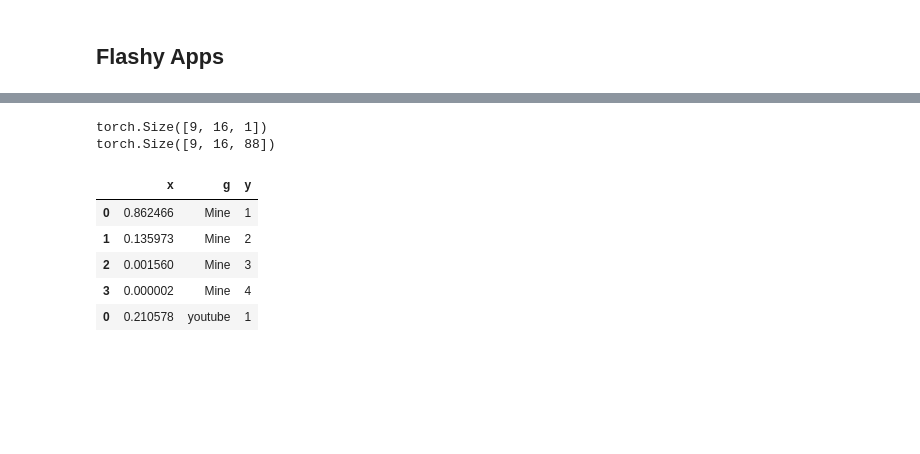
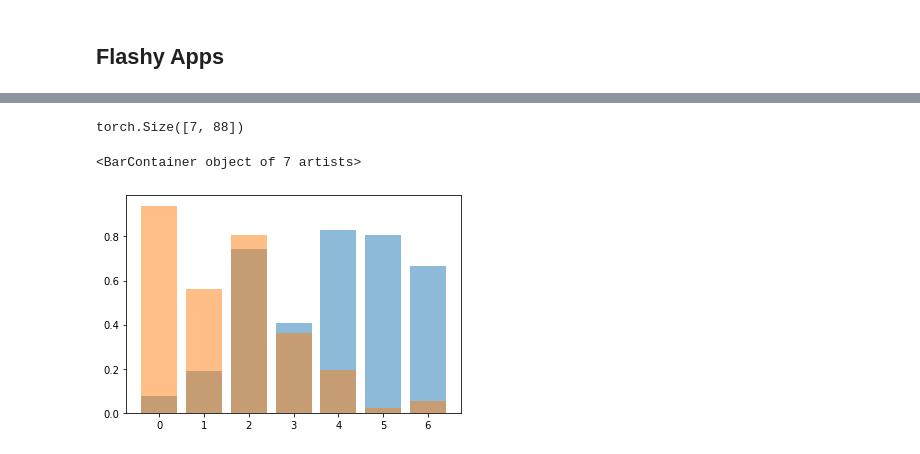
Before and after one commit to vshah99/prob_seq_queries_nnproject, a Jupyter notebook: notebooks/flashy_queries.ipynb, the cells around one changed output, grey strips where cells are left out. Saved outputs shown, nothing was run; the diff lists cells and outputs as text; code cells hidden in the pictures; blank space fills up the shorter version.

```diff
--- a/notebooks/flashy_queries.ipynb
+++ b/notebooks/flashy_queries.ipynb
@@ -112,8 +125,13 @@ g.despine(bottom=True, left=True)
 # %% [markdown]
 ## Flashy Apps
 # %%
-path = "../data/flashy/flashy_apps/val_dl/val-dl_flashy_apps_flashy_10000mc.pkl"
+path = "../data/flashy/flashy_apps/val_dl/num_val-dl_flashy_apps_flashy_10000mc.pkl"
 data = read_pkl(path)
+
+a_den = "../data/flashy/flashy_apps/val_dl/a_den_val-dl_flashy_apps_flashy_10000mc.pkl"
+a_den = read_pkl(a_den)['intermediate_query_probs'].sum(dim=1)
+b_den = "../data/flashy/flashy_apps/val_dl/b_den_val-dl_flashy_apps_flashy_10000mc.pkl"
+b_den = read_pkl(b_den)['intermediate_query_probs'].sum(dim=1)
 # %%
 # print(data['intermediate_query_probs'].shape)
 # data = torch.LongTensor(samples).unsqueeze(-1)
@@ -123,34 +174,23 @@ data = read_pkl(path)
+# %%
+social_media = data['metadata']['text_dict']['social_media']
+comms = data['metadata']['text_dict']['comms']
 # %%
-samples = [45,85,47,31,8,65,67,9,57]
-lst = ['Mine','youtube','netflix','hulu','calculator','settings','snapchat','calendar','reddit']
-left = torch.gather(data['intermediate_query_probs'],-1,
-                    torch.LongTensor(samples).unsqueeze(-1).expand(9,16).unsqueeze(-1))
-print(left.shape)
-print(data['intermediate_query_probs'].shape)
-tots = data['intermediate_query_probs'].sum(dim=-1) - left.squeeze()
+# samples = [45,85,47,31,8,65,67,9,57]
+# lst = ['Mine','youtube','netflix','hulu','calculator','settings','snapchat','calendar','reddit']
+# a_b = torch.gather(iqp,-1,
+#                     torch.LongTensor(social_media).unsqueeze(0).expand((iqp.shape[0],iqp.shape[1],len(social_media))))
+# b_a = torch.gather(iqp,-1,
+#                     torch.LongTensor(comms).unsqueeze(0).expand((iqp.shape[0],iqp.shape[1],len(comms))))
+iqp = data['intermediate_query_probs']
+iqp = iqp.sum(dim=1)
+print(iqp.shape)
+a_b = iqp[:,social_media].sum(dim=-1)/a_den[:,social_media].sum(dim=-1)
+b_a = iqp[:,comms].sum(dim=-1)/b_den[:,comms].sum(dim=-1)
 # %% [output]
-torch.Size([9, 16, 1])
-torch.Size([9, 16, 88])
+torch.Size([7, 88])
-# %%
-df_list = []
-for i in range(tots.shape[0]):
-    tdf = pd.DataFrame(tots[i].numpy())
-    tdf['label'] = lst[i]
-    tdf['step'] = list(range(1,tots.shape[1]+1,1))
-    df_list.append(tdf)
-    # print(df[0].shape)
-fdf = pd.concat(df_list,axis=0)
-# fdf['step'] -= 0
-# fdf[fdf.step == 0] = 0
-fdf.shape
-fdf = fdf[fdf.step < 5]
-fdf.columns = ['x','g','y']
-# fdf['x'] = np.log(fdf.x + 1e-5)
-fdf.head()
-# %% [output]
-|  | x | g | y |
-| 0 | 0.862466 | Mine | 1 |
-| 1 | 0.135973 | Mine | 2 |
-| 2 | 0.001560 | Mine | 3 |
-| 3 | 0.000002 | Mine | 4 |
-| 0 | 0.210578 | youtube | 1 |
+# %%
+plt.bar(range(a_b.shape[0]),a_b,alpha=0.5)
+plt.bar(range(a_b.shape[0]),b_a,alpha=0.5)
+# %% [output]
+<BarContainer object of 7 artists>
+[figure, added]
```
Also changed, not shown: parts of 15 cells of this notebook, 29 other files.
